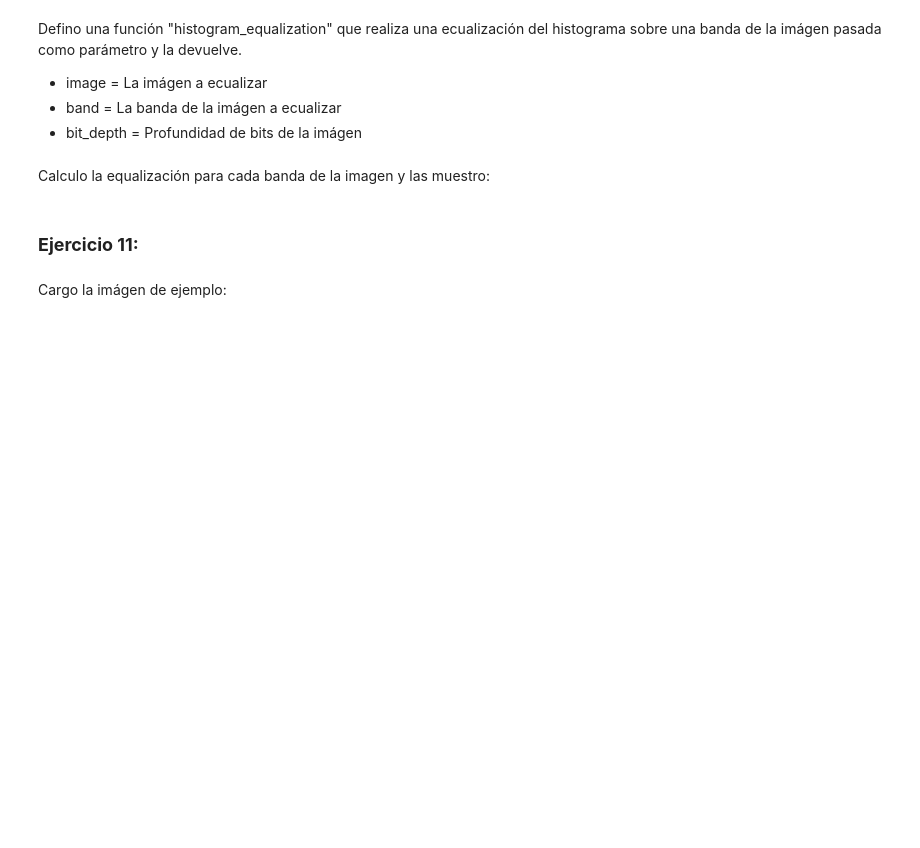
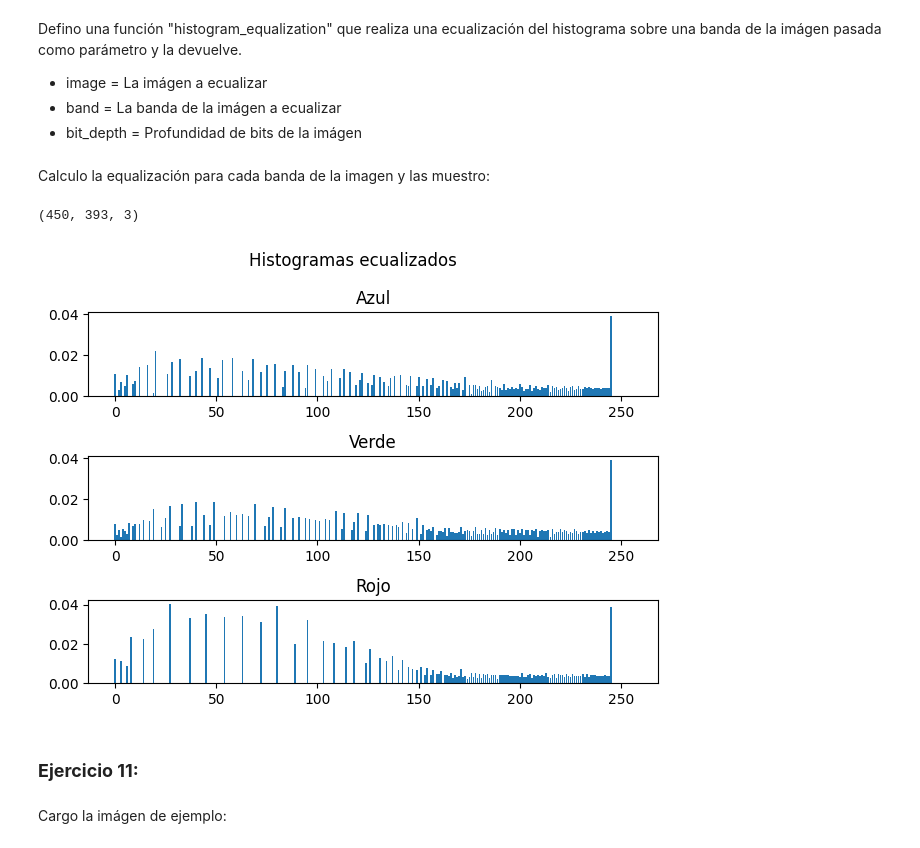
Before and after one commit to rfondato/atis, a Jupyter notebook: TP1.ipynb, the cells around one changed output. Saved outputs shown, nothing was run; the diff lists cells and outputs as text; code cells hidden in the pictures; blank space fills up the shorter version.

```diff
--- a/TP1.ipynb
+++ b/TP1.ipynb
@@ -427,3 +430,8 @@ eqs = [histogram_equalization(image, i) for i in range(image.shape[2])]
 # %%
 for i in range(image.shape[2]):
     show_image(eqs[i])
+# %%
+equalized_rgb = np.array(eqs).swapaxes(0, 1).swapaxes(1, 2)
+equalized_rgb.shape
+# %% [output]
+(450, 393, 3)
@@ -430,3 +440,9 @@ for i in range(image.shape[2]):
+# %%
+eq_hists = [histogram(equalized_rgb, i) for i in range(len(eqs))]
+# %%
+plot_histograms(eq_hists, ["Azul", "Verde", "Rojo"], "Histogramas ecualizados")
+# %% [output]
+[figure, added]
 # %% [markdown]
 ### **Ejercicio 11:**
 # %% [markdown]
```
Also changed, not shown: parts of 9 cells of this notebook, 1 other file.
